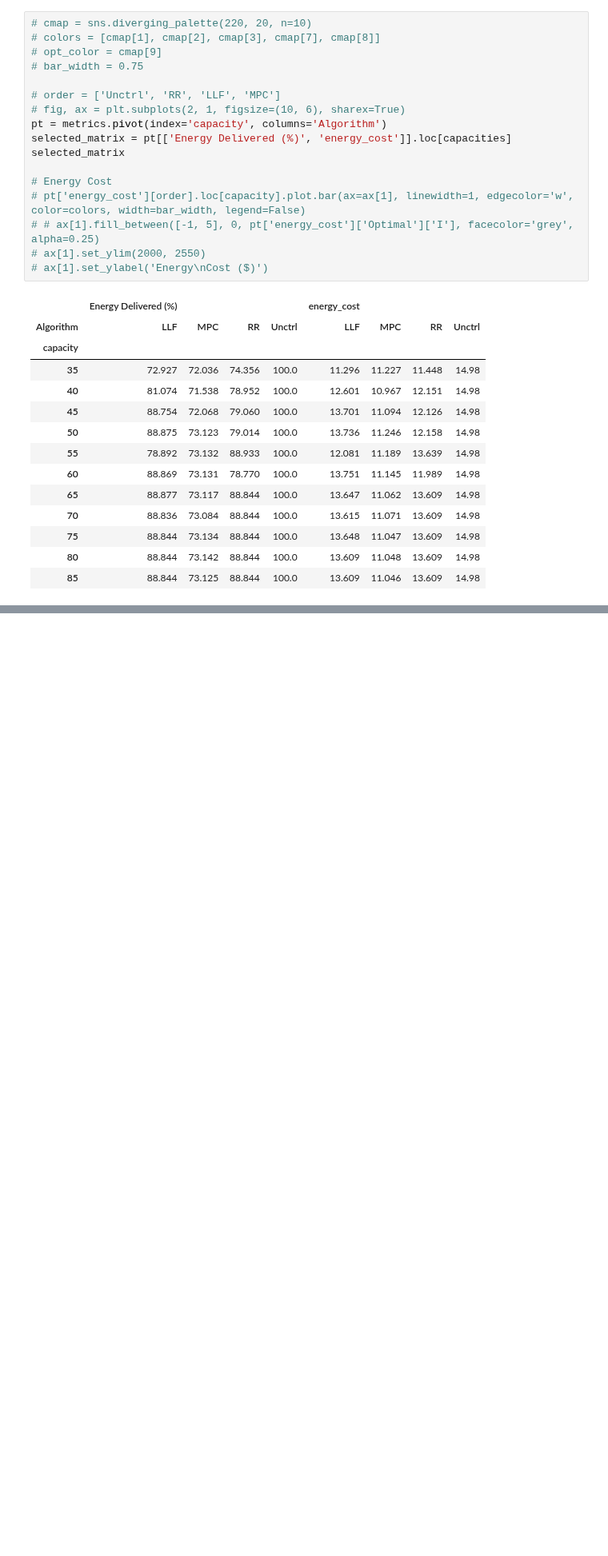
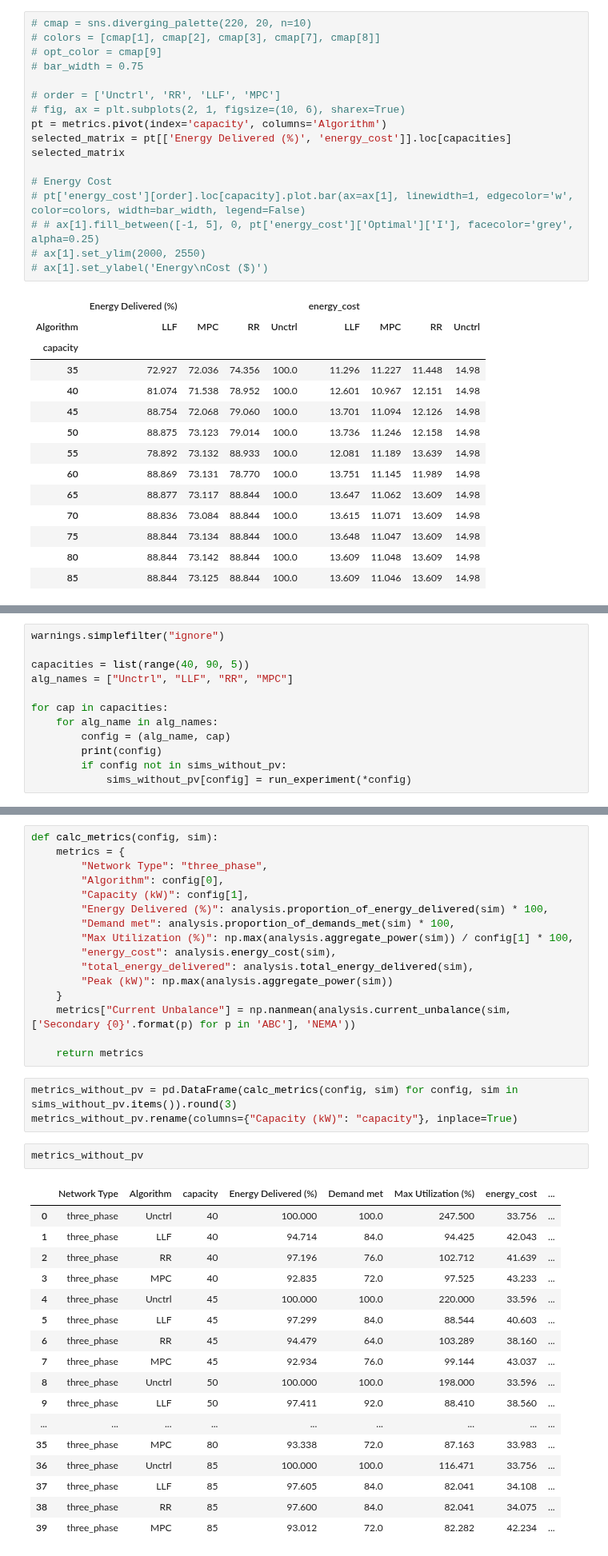
Before and after one commit to kamareee/acn-ev-simulation, a Jupyter notebook: Simulation_paper_8_EV_chargers.ipynb, the cells around one changed output, grey strips where cells are left out. Shown at 80% size. Drawn from its saved outputs; the diff is of its cells as text; blank space fills up the shorter version.

```diff
--- a/Simulation_paper_8_EV_chargers.ipynb
+++ b/Simulation_paper_8_EV_chargers.ipynb
@@ -575,0 +630,12 @@ selected_matrix
+# %%
+warnings.simplefilter("ignore")
+
+capacities = list(range(40, 90, 5))
+alg_names = ["Unctrl", "LLF", "RR", "MPC"]
+
+for cap in capacities:
+    for alg_name in alg_names:
+        config = (alg_name, cap)
+        print(config)
+        if config not in sims_without_pv:
+            sims_without_pv[config] = run_experiment(*config)
@@ -575,0 +660,39 @@ selected_matrix
+# %%
+def calc_metrics(config, sim):
+    metrics = {
+        "Network Type": "three_phase",
+        "Algorithm": config[0],
+        "Capacity (kW)": config[1],
+        "Energy Delivered (%)": analysis.proportion_of_energy_delivered(sim) * 100,
+        "Demand met": analysis.proportion_of_demands_met(sim) * 100,
+        "Max Utilization (%)": np.max(analysis.aggregate_power(sim)) / config[1] * 100,
+        "energy_cost": analysis.energy_cost(sim),
+        "total_energy_delivered": analysis.total_energy_delivered(sim),
+        "Peak (kW)": np.max(analysis.aggregate_power(sim))
+    }
+    metrics["Current Unbalance"] = np.nanmean(analysis.current_unbalance(sim, ['Secondary {0}'.format(p) for p in 'ABC'], 'NEMA'))
+
+    return metrics
+# %%
+metrics_without_pv = pd.DataFrame(calc_metrics(config, sim) for config, sim in sims_without_pv.items()).round(3)
+metrics_without_pv.rename(columns={"Capacity (kW)": "capacity"}, inplace=True)
+# %%
+metrics_without_pv
+# %% [output]
+|  | Network Type | Algorithm | capacity | Energy Delivered (%) | Demand met | Max Utilization (%) | energy_cost | ... |
+| 0 | three_phase | Unctrl | 40 | 100.000 | 100.0 | 247.500 | 33.756 | ... |
+| 1 | three_phase | LLF | 40 | 94.714 | 84.0 | 94.425 | 42.043 | ... |
+| 2 | three_phase | RR | 40 | 97.196 | 76.0 | 102.712 | 41.639 | ... |
+| 3 | three_phase | MPC | 40 | 92.835 | 72.0 | 97.525 | 43.233 | ... |
+| 4 | three_phase | Unctrl | 45 | 100.000 | 100.0 | 220.000 | 33.596 | ... |
+| 5 | three_phase | LLF | 45 | 97.299 | 84.0 | 88.544 | 40.603 | ... |
+| 6 | three_phase | RR | 45 | 94.479 | 64.0 | 103.289 | 38.160 | ... |
+| 7 | three_phase | MPC | 45 | 92.934 | 76.0 | 99.144 | 43.037 | ... |
+| 8 | three_phase | Unctrl | 50 | 100.000 | 100.0 | 198.000 | 33.596 | ... |
+| 9 | three_phase | LLF | 50 | 97.411 | 92.0 | 88.410 | 38.560 | ... |
+| ... | ... | ... | ... | ... | ... | ... | ... | ... |
+| 35 | three_phase | MPC | 80 | 93.338 | 72.0 | 87.163 | 33.983 | ... |
+| 36 | three_phase | Unctrl | 85 | 100.000 | 100.0 | 116.471 | 33.756 | ... |
+| 37 | three_phase | LLF | 85 | 97.605 | 84.0 | 82.041 | 34.108 | ... |
+| 38 | three_phase | RR | 85 | 97.600 | 84.0 | 82.041 | 34.075 | ... |
+| 39 | three_phase | MPC | 85 | 93.012 | 72.0 | 82.282 | 42.234 | ... |
```
Also changed, not shown: parts of 9 cells of this notebook, 3 other files.
